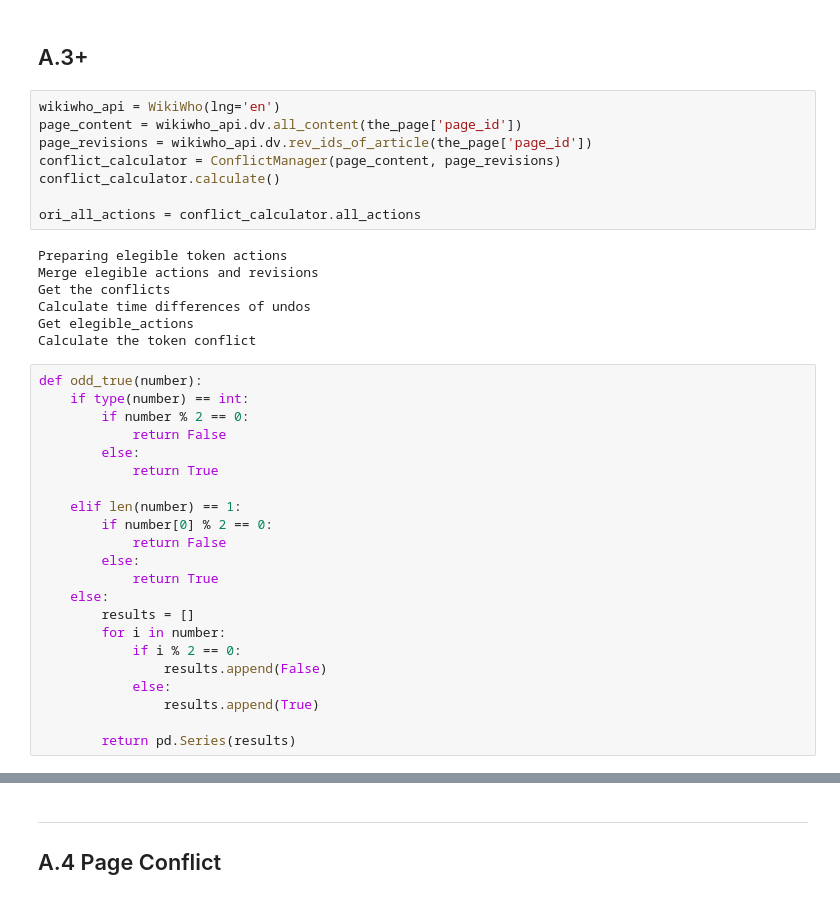
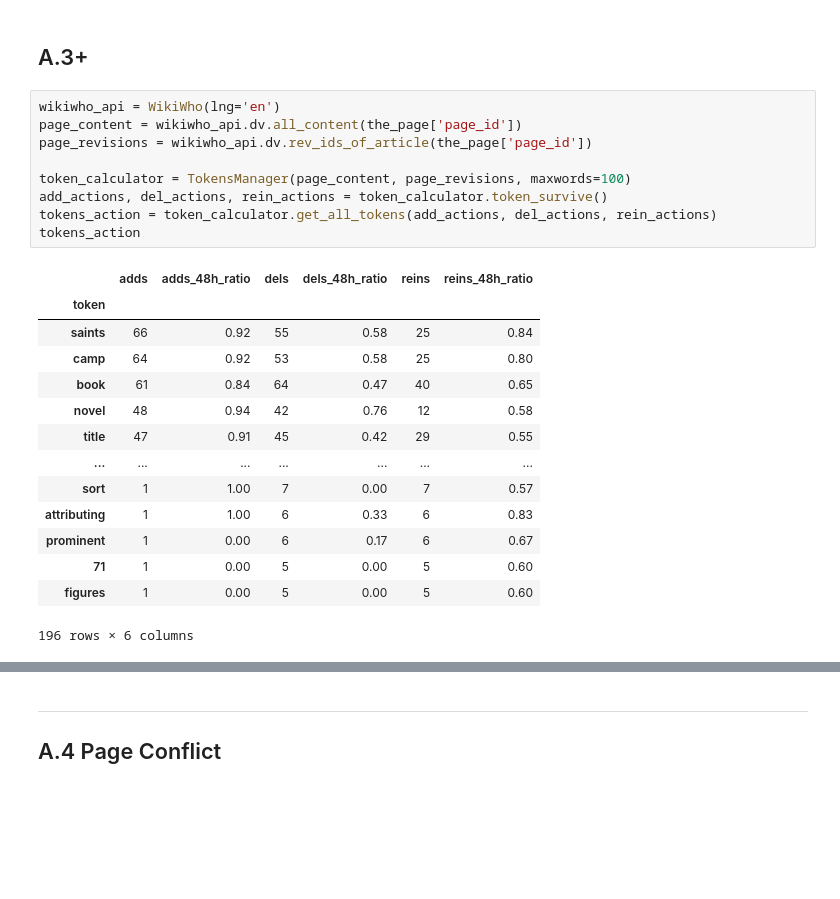
Before and after one commit to lzl257/gesis_wikiwho, a Jupyter notebook: 2. Using WikiWho to analyze a page.ipynb, the cells around one changed output, grey strips where cells are left out. Drawn from its saved outputs; the diff is of its cells as text; blank space fills up the shorter version.

```diff
--- a/2. Using WikiWho to analyze a page.ipynb
+++ b/2. Using WikiWho to analyze a page.ipynb
@@ -508,37 +509,24 @@ on_click_wc_action(button3)
 # %%
 wikiwho_api = WikiWho(lng='en')
 page_content = wikiwho_api.dv.all_content(the_page['page_id'])
 page_revisions = wikiwho_api.dv.rev_ids_of_article(the_page['page_id'])
-conflict_calculator = ConflictManager(page_content, page_revisions)
-conflict_calculator.calculate()
 
-ori_all_actions = conflict_calculator.all_actions
+token_calculator = TokensManager(page_content, page_revisions, maxwords=100)
+add_actions, del_actions, rein_actions = token_calculator.token_survive()
+tokens_action = token_calculator.get_all_tokens(add_actions, del_actions, rein_actions)
+tokens_action
 # %% [output]
+|  | adds | adds_48h_ratio | dels | dels_48h_ratio | reins | reins_48h_ratio |
+| token |  |  |  |  |  |  |
+| saints | 66 | 0.92 | 55 | 0.58 | 25 | 0.84 |
+| camp | 64 | 0.92 | 53 | 0.58 | 25 | 0.80 |
+| book | 61 | 0.84 | 64 | 0.47 | 40 | 0.65 |
+| novel | 48 | 0.94 | 42 | 0.76 | 12 | 0.58 |
+| title | 47 | 0.91 | 45 | 0.42 | 29 | 0.55 |
+| ... | ... | ... | ... | ... | ... | ... |
+| sort | 1 | 1.00 | 7 | 0.00 | 7 | 0.57 |
+| attributing | 1 | 1.00 | 6 | 0.33 | 6 | 0.83 |
+| prominent | 1 | 0.00 | 6 | 0.17 | 6 | 0.67 |
+| 71 | 1 | 0.00 | 5 | 0.00 | 5 | 0.60 |
+| figures | 1 | 0.00 | 5 | 0.00 | 5 | 0.60 |
-Preparing elegible token actions
-Merge elegible actions and revisions
-Get the conflicts
-Calculate time differences of undos
-Get elegible_actions
-Calculate the token conflict
+196 rows × 6 columns
-# %%
-def odd_true(number):
-    if type(number) == int:
-        if number % 2 == 0:
-            return False
-        else:
-            return True
-
-    elif len(number) == 1:
-        if number[0] % 2 == 0:
-            return False
-        else:
-            return True
-    else:
-        results = []
-        for i in number:
-            if i % 2 == 0:
-                results.append(False)
-            else:
-                results.append(True)
-
-        return pd.Series(results)
```
Also changed, not shown: parts of 15 cells of this notebook, 1 other file.
